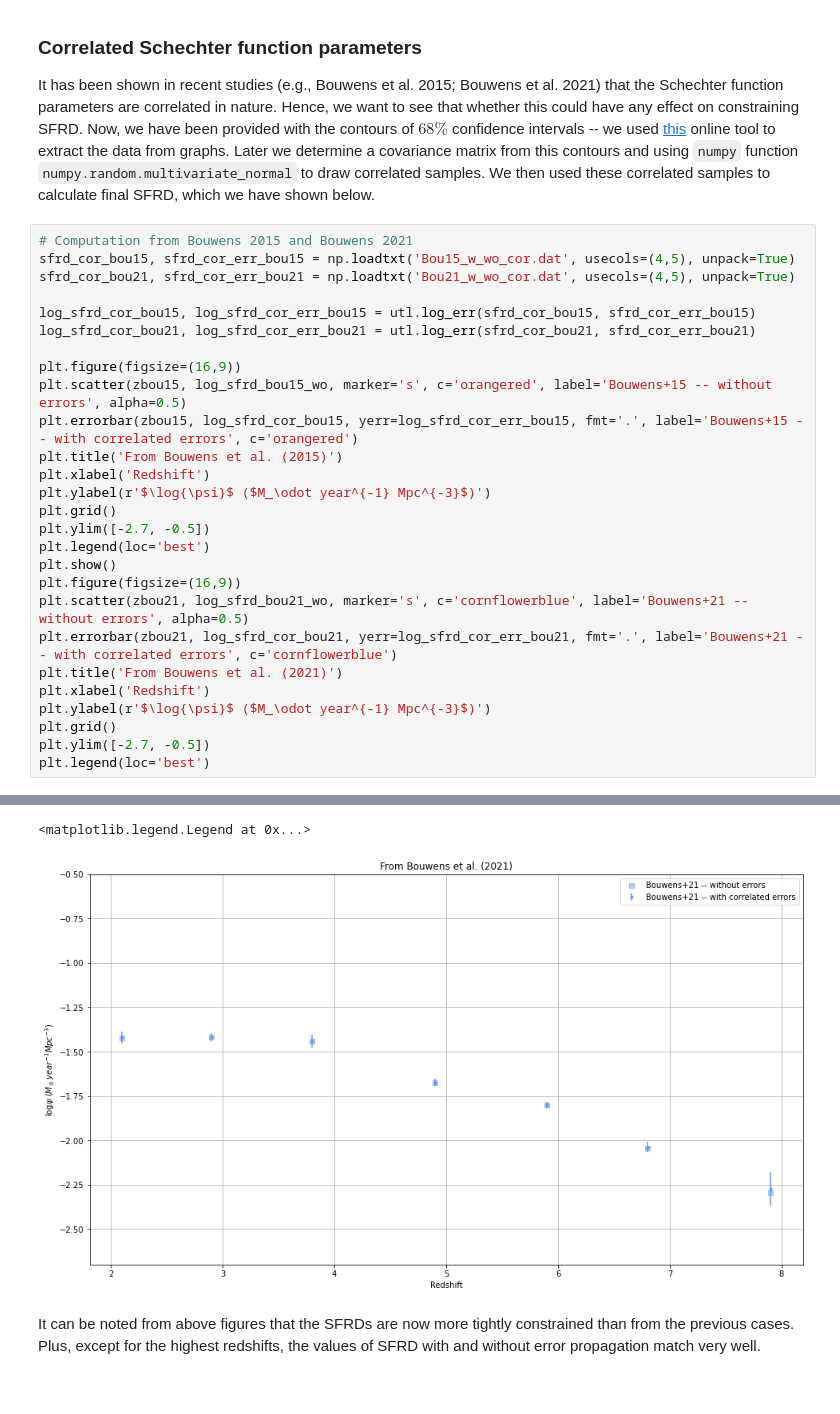
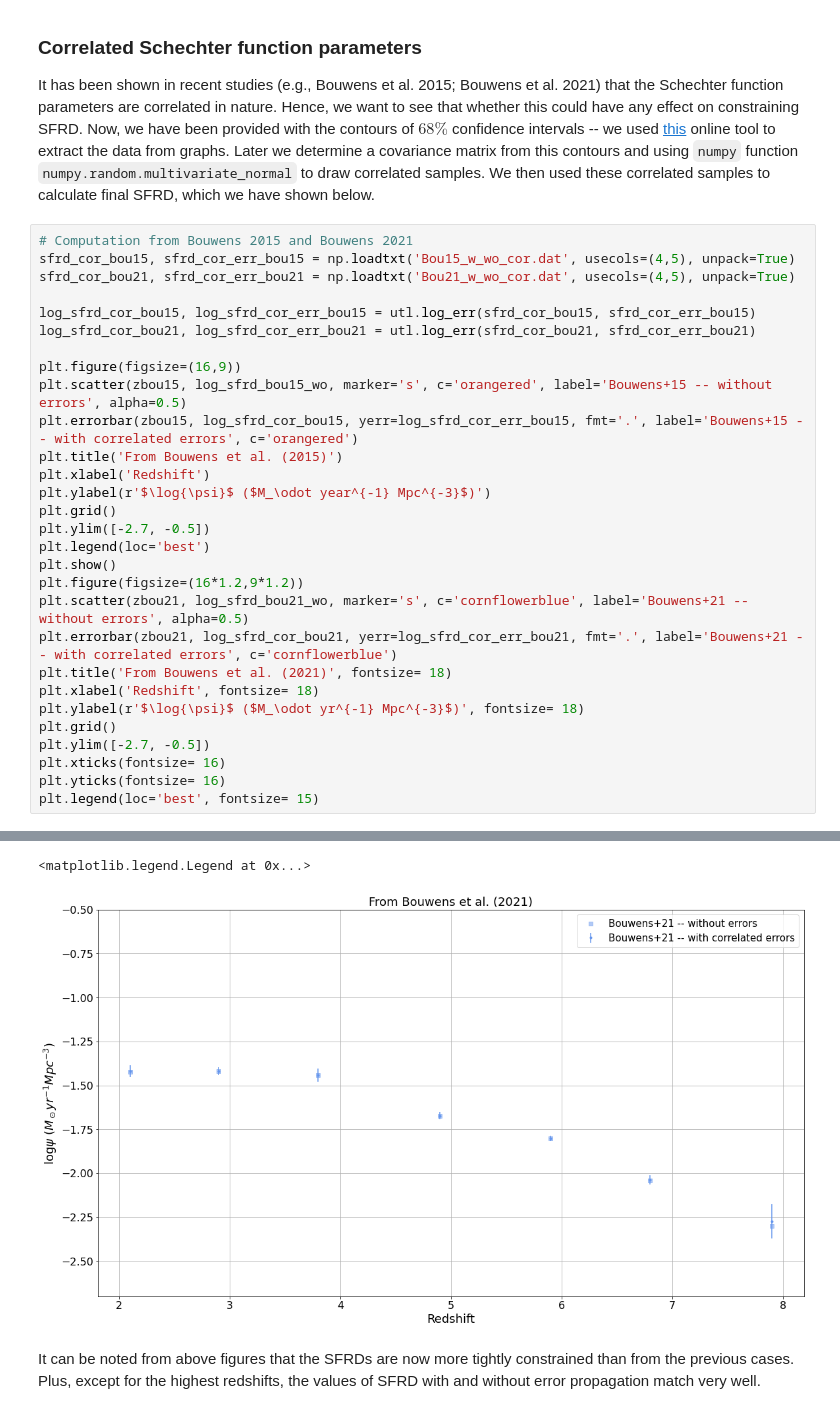
Before and after one commit to Jayshil/csfrd, a Jupyter notebook: Results/res.ipynb, the cells around one changed output, grey strips where cells are left out. Drawn from its saved outputs; the diff is of its cells as text.

```diff
--- a/Results/res.ipynb
+++ b/Results/res.ipynb
@@ -322,33 +328,35 @@ It has been shown in recent studies (e.g., Bouwens et al. 2015; Bouwens et al. 2
 # %%
 # Computation from Bouwens 2015 and Bouwens 2021
 sfrd_cor_bou15, sfrd_cor_err_bou15 = np.loadtxt('Bou15_w_wo_cor.dat', usecols=(4,5), unpack=True)
 sfrd_cor_bou21, sfrd_cor_err_bou21 = np.loadtxt('Bou21_w_wo_cor.dat', usecols=(4,5), unpack=True)
 
 log_sfrd_cor_bou15, log_sfrd_cor_err_bou15 = utl.log_err(sfrd_cor_bou15, sfrd_cor_err_bou15)
 log_sfrd_cor_bou21, log_sfrd_cor_err_bou21 = utl.log_err(sfrd_cor_bou21, sfrd_cor_err_bou21)
 
 plt.figure(figsize=(16,9))
 plt.scatter(zbou15, log_sfrd_bou15_wo, marker='s', c='orangered', label='Bouwens+15 -- without errors', alpha=0.5)
 plt.errorbar(zbou15, log_sfrd_cor_bou15, yerr=log_sfrd_cor_err_bou15, fmt='.', label='Bouwens+15 -- with correlated errors', c='orangered')
 plt.title('From Bouwens et al. (2015)')
 plt.xlabel('Redshift')
 plt.ylabel(r'$\log{\psi}$ ($M_\odot year^{-1} Mpc^{-3}$)')
 plt.grid()
 plt.ylim([-2.7, -0.5])
 plt.legend(loc='best')
 plt.show()
-plt.figure(figsize=(16,9))
+plt.figure(figsize=(16*1.2,9*1.2))
 plt.scatter(zbou21, log_sfrd_bou21_wo, marker='s', c='cornflowerblue', label='Bouwens+21 -- without errors', alpha=0.5)
 plt.errorbar(zbou21, log_sfrd_cor_bou21, yerr=log_sfrd_cor_err_bou21, fmt='.', label='Bouwens+21 -- with correlated errors', c='cornflowerblue')
-plt.title('From Bouwens et al. (2021)')
-plt.xlabel('Redshift')
-plt.ylabel(r'$\log{\psi}$ ($M_\odot year^{-1} Mpc^{-3}$)')
+plt.title('From Bouwens et al. (2021)', fontsize= 18)
+plt.xlabel('Redshift', fontsize= 18)
+plt.ylabel(r'$\log{\psi}$ ($M_\odot yr^{-1} Mpc^{-3}$)', fontsize= 18)
 plt.grid()
 plt.ylim([-2.7, -0.5])
-plt.legend(loc='best')
+plt.xticks(fontsize= 16)
+plt.yticks(fontsize= 16)
+plt.legend(loc='best', fontsize= 15)
 # %% [output]
 [figure]
 <matplotlib.legend.Legend at 0x...>
-[figure, old version]
+[figure, new version]
 # %% [markdown]
 It can be noted from above figures that the SFRDs are now more tightly constrained than from the previous cases. Plus, except for the highest redshifts, the values of SFRD with and without error propagation match very well.
```
Also changed, not shown: parts of 2 cells of this notebook.
